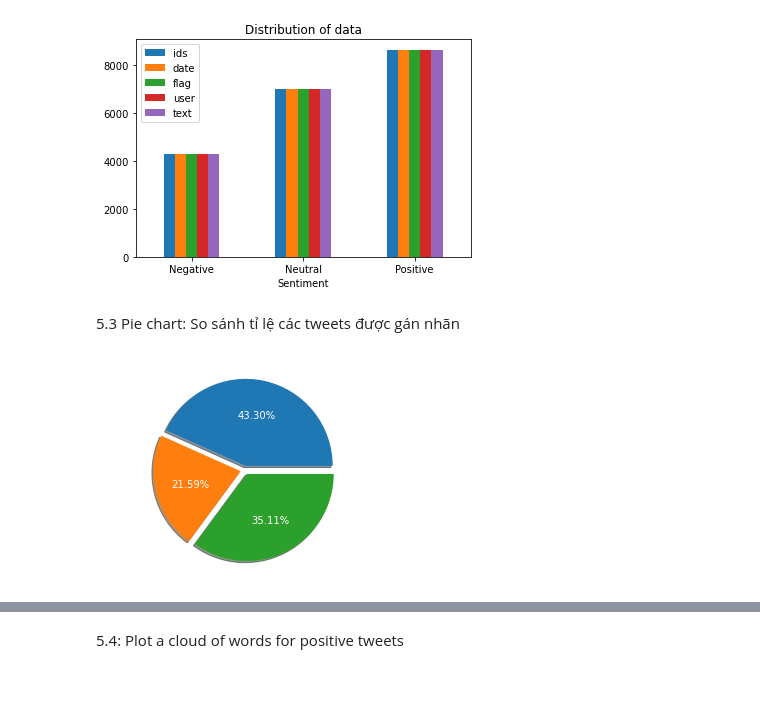
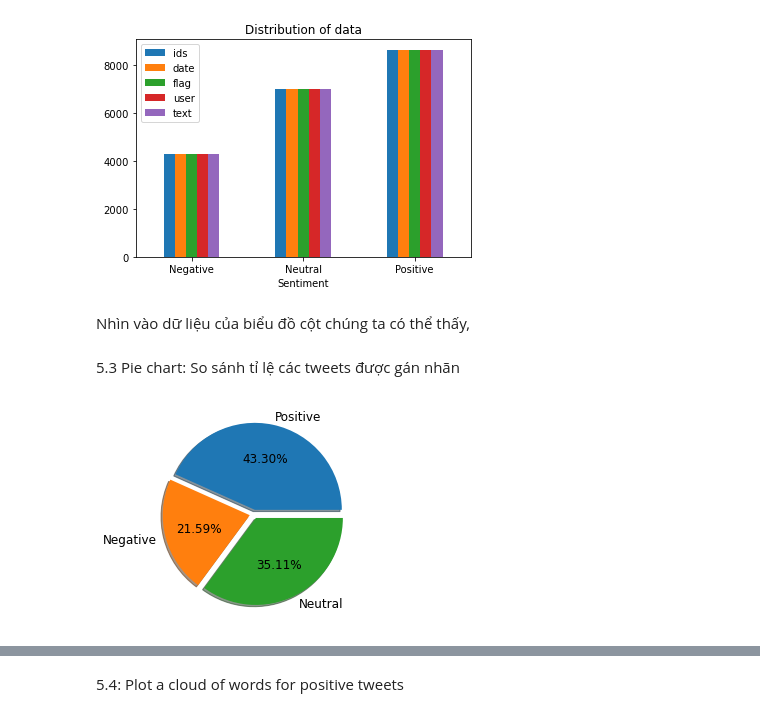
Before and after one commit to namhai03/Sentiment_Analysis, a Jupyter notebook: Twitter_Sentiment_Analysis.ipynb, the cells around one changed output, grey strips where cells are left out. Saved outputs shown, nothing was run; the diff lists cells and outputs as text; code cells hidden in the pictures; blank space fills up the shorter version.

```diff
--- a/Twitter_Sentiment_Analysis.ipynb
+++ b/Twitter_Sentiment_Analysis.ipynb
@@ -80,7 +80,7 @@ from sklearn.metrics import confusion_matrix, classification_report, accuracy_sc
 # Read and Load the Dataset
 # %%
 # Importing the dataset
-df = pd.read_csv('twitter.csv', encoding= "ISO-8859-1")
+df = pd.read_csv('https://raw.githubusercontent.com/namhai03/Twitter_Sentiment_Analysis/main/twitter.csv', encoding= "ISO-8859-1")
 df.sample(5)
 # %% [output]
 |  | ids | date | flag | user | text | Sentiment |
@@ -305,6 +241,8 @@ Name: text, Length: 20000, dtype: object
 # %%
 def cleaning_URLs(data):
-    return re.sub('((www.[^s]+)|(https?://[^s]+))',' ',data)
+    data = re.sub('((www.[^s]+)|(https?://[^s]+))',' ',data) # Xóa các URLs
+    data = re.sub('@\S+', ' ', data) # Xóa cụm từ sau kí tự "@"
+    return data
 data['text'] = data['text'].apply(lambda x: cleaning_URLs(x))
 data['text']
 # %% [output]
@@ -481,16 +483,18 @@ ax.set_xticklabels(['Negative','Neutral', "Positive"], rotation=0)
 # %% [output]
 [Text(0, 0, 'Negative'), Text(1, 0, 'Neutral'), Text(2, 0, 'Positive')]
 [figure]
+# %% [markdown]
+Nhìn vào dữ liệu của biểu đồ cột chúng ta có thể thấy,
 # %% [markdown]
 5.3 Pie chart: So sánh tỉ lệ các tweets được gán nhãn
 # %%
 # Đếm xem có bao nhiêu nhãn cảm xúc trong tất cả các tweets
 a=len(data[data["Sentiment"] == 1])
 b=len(data[data["Sentiment"] == -1])
 c=len(data[data["Sentiment"] == 0])
 d=np.array([a,b,c])
 explode = (0.05, 0.05, 0.05)
-plt.pie(d,shadow=True,explode=explode,labels=["Positive","Negative","Neutral"],autopct='%1.2f%%', textprops={'color': 'white', 'fontsize': 10});
+plt.pie(d,shadow=True,explode=explode,labels=["Positive","Negative","Neutral"],autopct='%1.2f%%', textprops={'fontsize': 12});
 # %% [output]
-[figure, old version]
+[figure, new version]
 # %% [markdown]
```
Also changed, not shown: parts of 34 cells of this notebook.
